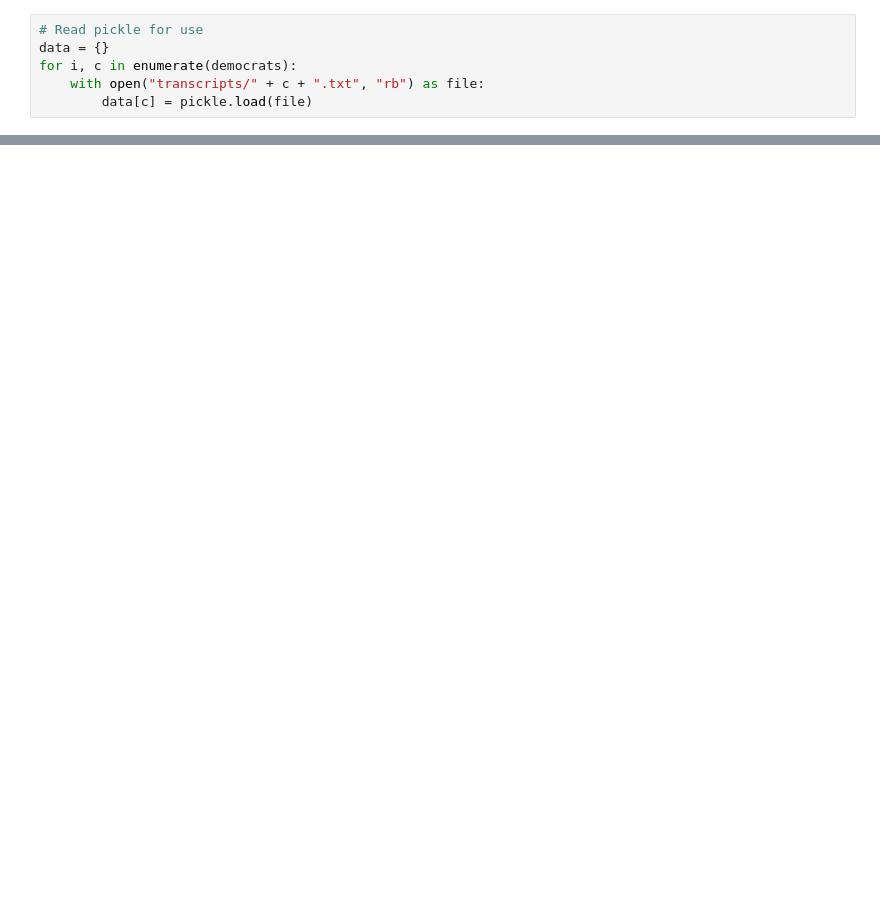
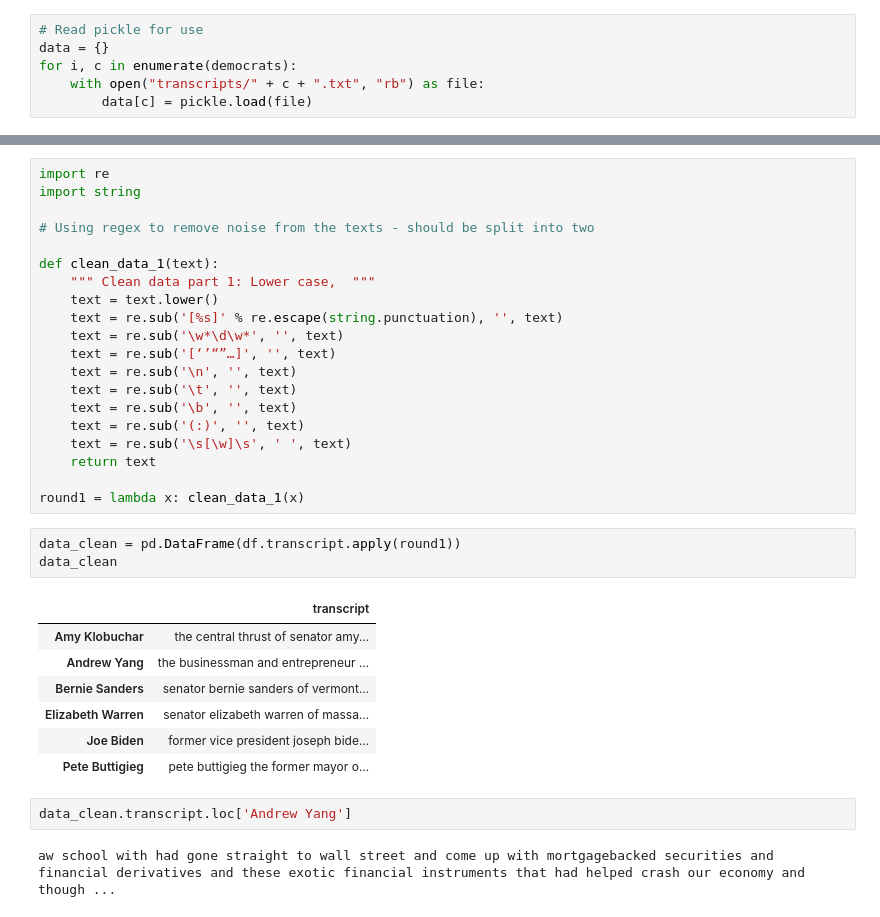
Before and after one commit to WSHuusfeldt/PythonSem4Eksamen, a Jupyter notebook: test.ipynb, the cells around one changed output, grey strips where cells are left out. Saved outputs shown, nothing was run; the diff lists cells and outputs as text; blank space fills up the shorter version.

```diff
--- a/test.ipynb
+++ b/test.ipynb
@@ -45,0 +74,35 @@ data['Joe Biden'][:]
+# %%
+import re
+import string
+
+# Using regex to remove noise from the texts - should be split into two
+
+def clean_data_1(text):
+    """ Clean data part 1: Lower case,  """
+    text = text.lower()
+    text = re.sub('[%s]' % re.escape(string.punctuation), '', text)
+    text = re.sub('\w*\d\w*', '', text)
+    text = re.sub('[‘’“”…]', '', text)
+    text = re.sub('\n', '', text)
+    text = re.sub('\t', '', text)
+    text = re.sub('\b', '', text)
+    text = re.sub('(:)', '', text)
+    text = re.sub('\s[\w]\s', ' ', text)
+    return text
+
+round1 = lambda x: clean_data_1(x)
+# %%
+data_clean = pd.DataFrame(df.transcript.apply(round1))
+data_clean
+# %% [output]
+|  | transcript |
+| Amy Klobuchar | the central thrust of senator amy... |
+| Andrew Yang | the businessman and entrepreneur ... |
+| Bernie Sanders | senator bernie sanders of vermont... |
+| Elizabeth Warren | senator elizabeth warren of massa... |
+| Joe Biden | former vice president joseph bide... |
+| Pete Buttigieg | pete buttigieg the former mayor o... |
+# %%
+data_clean.transcript.loc['Andrew Yang']
+# %% [output]
+aw school with had gone straight to wall street and come up with mortgagebacked securities and financial derivatives and these exotic financial instruments that had helped crash our economy and though ...
```
Also changed, not shown: parts of 5 cells of this notebook.
